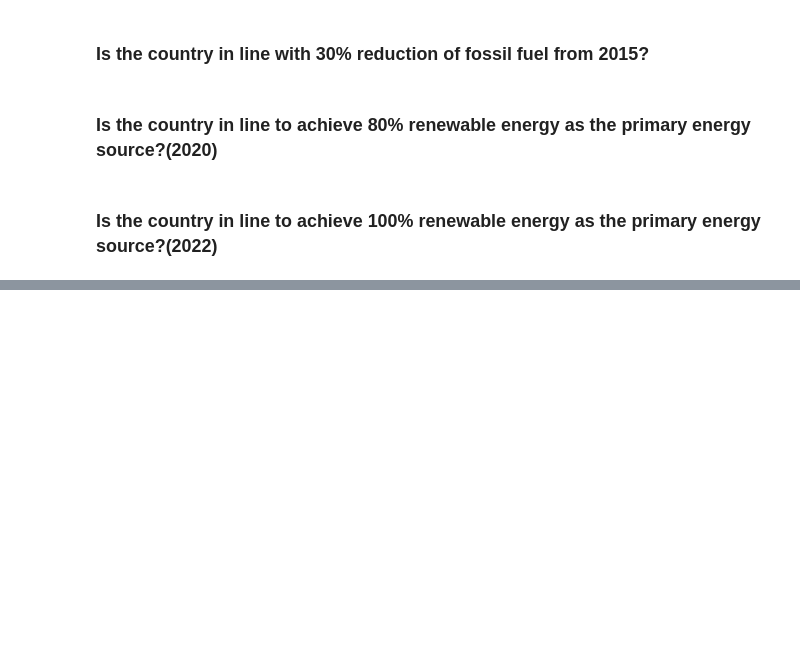
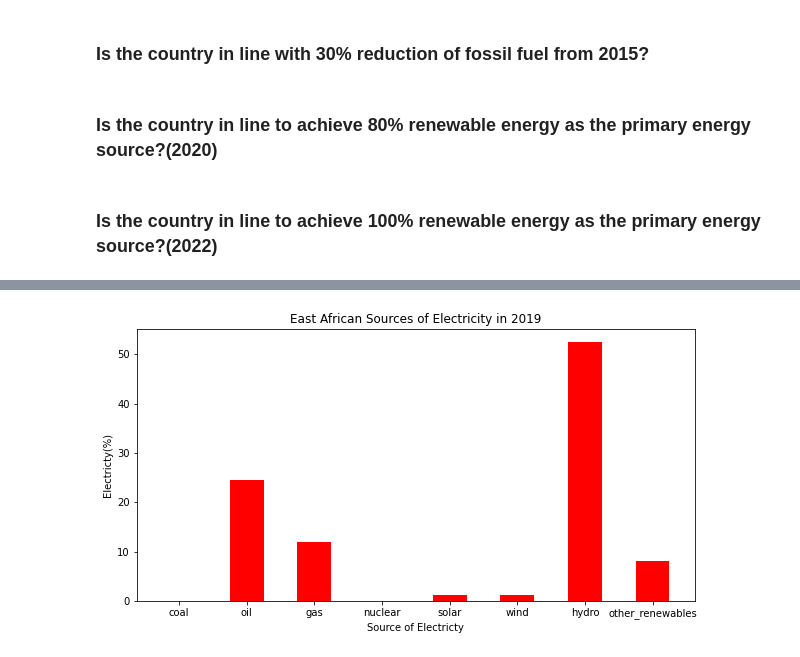
Before and after one commit to AlexTwenji777/Prep-Group-Project, a Jupyter notebook: Panthers.ipynb, the cells around one changed output, grey strips where cells are left out. Cells and saved outputs as stored; diff of their text form; code cells hidden in the pictures; blank space fills up the shorter version.

```diff
--- a/Panthers.ipynb
+++ b/Panthers.ipynb
@@ -1137,0 +1305,8 @@ plt.show()
+# %%
+# East Africa only
+
+Most_Recent_EA = Most_Recent[(Most_Recent['Entity'] == 'Kenya') | (Most_Recent['Entity'] == 'Tanzania') |
+                             (Most_Recent['Entity'] == 'Uganda') | (Most_Recent['Entity'] == 'South Sudan') |
+                             (Most_Recent['Entity'] == 'Ethiopia') | (Most_Recent['Entity'] == 'Rwanda') |
+                             (Most_Recent['Entity'] == 'Burundi')].copy(deep=True)
+Most_Recent_EA
@@ -1137,0 +1322,27 @@ plt.show()
+# %%
+Most_Recent_EA_coal = Most_Recent_EA.percent_coal_electricity.sum() / Most_Recent_EA.percent_coal_electricity.count()
+Most_Recent_EA_oil = Most_Recent_EA.percent_oil_electricity.sum() / Most_Recent_EA.percent_oil_electricity.count()
+Most_Recent_EA_gas = Most_Recent_EA.percent_gas_electricity.sum() / Most_Recent_EA.percent_gas_electricity.count()
+Most_Recent_EA_nuclear = Most_Recent_EA.percent_nuclear_electricity.sum() / Most_Recent_EA.percent_nuclear_electricity.count()
+Most_Recent_EA_solar = Most_Recent_EA.percent_solar_electricity.sum() / Most_Recent_EA.percent_solar_electricity.count()
+Most_Recent_EA_wind = Most_Recent_EA.percent_solar_electricity.sum() / Most_Recent_EA.percent_solar_electricity.count()
+Most_Recent_EA_hydro = Most_Recent_EA.percent_hydro_electricity.sum() / Most_Recent_EA.percent_hydro_electricity.count()
+Most_Recent_EA_other_renewables = Most_Recent_EA.percent_other_renewables.sum() / Most_Recent_EA.percent_other_renewables.count()
+Most_Recent_EA_renewables_total = Most_Recent_EA.percent_renewables_total.sum() / Most_Recent_EA.percent_renewables_total.count()
+
+EA_Usage_2019 = [Most_Recent_EA_coal,Most_Recent_EA_oil,Most_Recent_EA_gas,Most_Recent_EA_nuclear,Most_Recent_EA_solar,Most_Recent_EA_wind,
+      Most_Recent_EA_hydro,Most_Recent_EA_other_renewables]
+
+#Plotting comparison
+plt.figure(figsize = (10, 5))
+
+# creating the bar plot
+plt.bar(Names,EA_Usage_2019,color ='red',  width = 0.5)
+
+plt.xlabel("Source of Electricty")
+plt.ylabel("Electricty(%)")
+plt.title("East African Sources of Electricity in 2019")
+# plt.xticks(np.arange(2009, 2012,1.0))
+plt.show()
+# %% [output]
+[figure, added]
```
Also changed, not shown: parts of 49 cells of this notebook, 1 other file.
